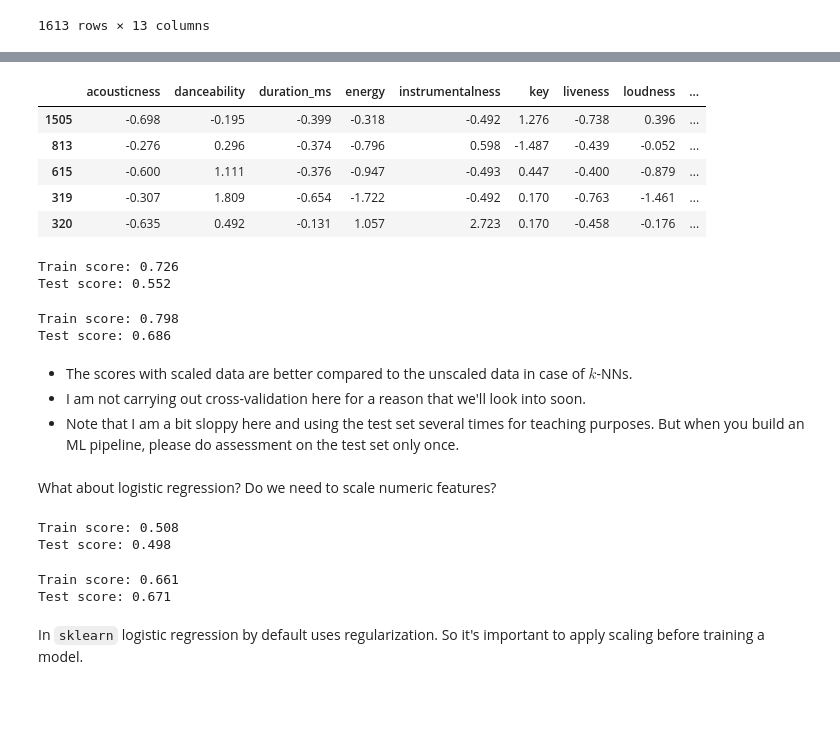
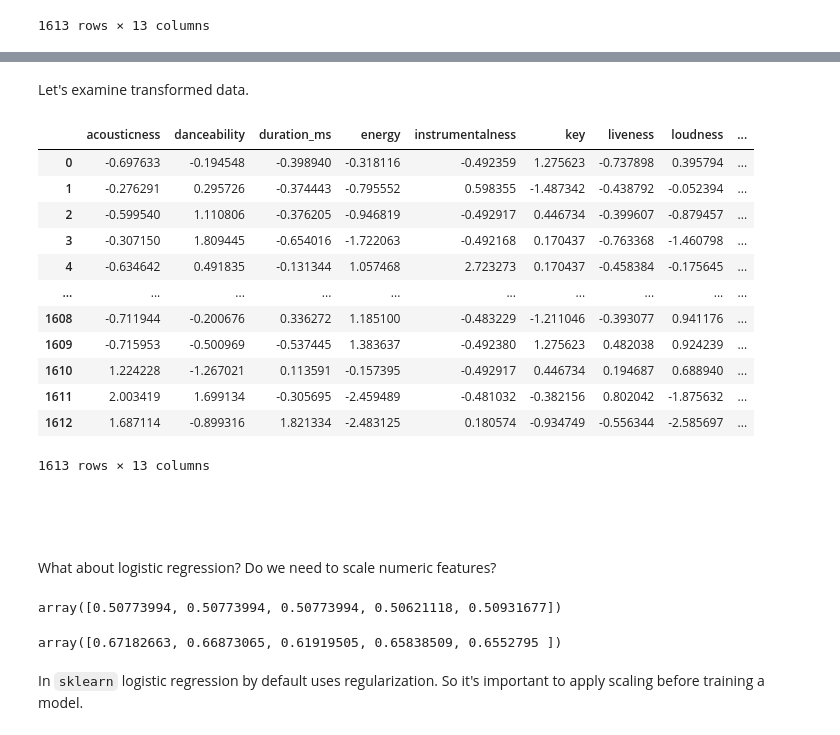
Before and after one commit to UBC-MDS/intro-to-ml-workshop, a Jupyter notebook: modules/03_preprocessing-pipelines.ipynb, the cells around one changed output, grey strips where cells are left out. Cells and saved outputs as stored; diff of their text form; code cells hidden in the pictures; blank space fills up the shorter version.

```diff
--- a/modules/03_preprocessing-pipelines.ipynb
+++ b/modules/03_preprocessing-pipelines.ipynb
@@ -578,0 +635,3 @@ X_test_scaled = scaler.transform(X_test)  # transforming the test split
+# %%
+knn_pipe = make_pipeline(StandardScaler(), KNeighborsClassifier())
+cross_val_score(knn_pipe, X_train, y_train)
@@ -605,54 +658,40 @@ X_train['energy'].iloc[0]
-# %%
-pd.DataFrame(X_train_scaled, columns=X_train.columns, index=X_train.index).head().round(3)
-# %% [output]
-|  | acousticness | danceability | duration_ms | energy | instrumentalness | key | liveness | loudness | ... |
-| 1505 | -0.698 | -0.195 | -0.399 | -0.318 | -0.492 | 1.276 | -0.738 | 0.396 | ... |
-| 813 | -0.276 | 0.296 | -0.374 | -0.796 | 0.598 | -1.487 | -0.439 | -0.052 | ... |
-| 615 | -0.600 | 1.111 | -0.376 | -0.947 | -0.493 | 0.447 | -0.400 | -0.879 | ... |
-| 319 | -0.307 | 1.809 | -0.654 | -1.722 | -0.492 | 0.170 | -0.763 | -1.461 | ... |
-| 320 | -0.635 | 0.492 | -0.131 | 1.057 | 2.723 | 0.170 | -0.458 | -0.176 | ... |
-# %%
-knn_unscaled = KNeighborsClassifier()
-knn_unscaled.fit(X_train, y_train) # fitting on unscaled data
-print("Train score: %0.3f" % (knn_unscaled.score(X_train, y_train)))
-print("Test score: %0.3f" % (knn_unscaled.score(X_test, y_test)))
-# %% [output]
-Train score: 0.726
-Test score: 0.552
-# %%
-knn_scaled = KNeighborsClassifier()
-knn_scaled.fit(X_train_scaled, y_train) # fitting on scaled data
-print("Train score: %0.3f" % (knn_scaled.score(X_train_scaled, y_train)))
-print("Test score: %0.3f" % (knn_scaled.score(X_test_scaled, y_test)))
-# %% [output]
-Train score: 0.798
-Test score: 0.686
-# %% [markdown]
-- The scores with scaled data are better compared to the unscaled data in case of $k$-NNs.
-- I am not carrying out cross-validation here for a reason that we'll look into soon.
-- Note that I am a bit sloppy here and using the test set several times for teaching purposes. But when you build an ML pipeline, please do assessment on the test set only once.
+# %% [markdown]
+Let's examine transformed data.
+# %%
+transformed_X_train = knn_pipe.named_steps['standardscaler'].fit(X_train).transform(X_train)
+pd.DataFrame(transformed_X_train, columns=X_train.columns)
+# %% [output]
+|  | acousticness | danceability | duration_ms | energy | instrumentalness | key | liveness | loudness | ... |
+| 0 | -0.697633 | -0.194548 | -0.398940 | -0.318116 | -0.492359 | 1.275623 | -0.737898 | 0.395794 | ... |
+| 1 | -0.276291 | 0.295726 | -0.374443 | -0.795552 | 0.598355 | -1.487342 | -0.438792 | -0.052394 | ... |
+| 2 | -0.599540 | 1.110806 | -0.376205 | -0.946819 | -0.492917 | 0.446734 | -0.399607 | -0.879457 | ... |
+| 3 | -0.307150 | 1.809445 | -0.654016 | -1.722063 | -0.492168 | 0.170437 | -0.763368 | -1.460798 | ... |
+| 4 | -0.634642 | 0.491835 | -0.131344 | 1.057468 | 2.723273 | 0.170437 | -0.458384 | -0.175645 | ... |
+| ... | ... | ... | ... | ... | ... | ... | ... | ... | ... |
+| 1608 | -0.711944 | -0.200676 | 0.336272 | 1.185100 | -0.483229 | -1.211046 | -0.393077 | 0.941176 | ... |
+| 1609 | -0.715953 | -0.500969 | -0.537445 | 1.383637 | -0.492380 | 1.275623 | 0.482038 | 0.924239 | ... |
+| 1610 | 1.224228 | -1.267021 | 0.113591 | -0.157395 | -0.492917 | 0.446734 | 0.194687 | 0.688940 | ... |
+| 1611 | 2.003419 | 1.699134 | -0.305695 | -2.459489 | -0.481032 | -0.382156 | 0.802042 | -1.875632 | ... |
+| 1612 | 1.687114 | -0.899316 | 1.821334 | -2.483125 | 0.180574 | -0.934749 | -0.556344 | -2.585697 | ... |
+1613 rows × 13 columns
+# %% [markdown]
+<br><br>
 # %% [markdown]
 What about logistic regression? Do we need to scale numeric features?
 # %%
 from sklearn.linear_model import LogisticRegression
 
 lr_unscaled = LogisticRegression()
-lr_unscaled.fit(X_train, y_train)
-
-print("Train score: %0.3f" % (lr_unscaled.score(X_train, y_train)))
-print("Test score: %0.3f" % (lr_unscaled.score(X_test, y_test)))
+cross_val_score(lr_unscaled, X_train, y_train) # logistic regression without scaling
 # %% [output]
-Train score: 0.508
-Test score: 0.498
+array([0.50773994, 0.50773994, 0.50773994, 0.50621118, 0.50931677])
-# %%
-lr_scaled = LogisticRegression()
-lr_scaled.fit(X_train_scaled, y_train)
-
-print("Train score: %0.3f" % (lr_scaled.score(X_train_scaled, y_train)))
-print("Test score: %0.3f" % (lr_scaled.score(X_test_scaled, y_test)))
-# %% [output]
-Train score: 0.661
-Test score: 0.671
+# %%
+# logistic regression with scaling
+
+lr_pipe = make_pipeline(StandardScaler(), LogisticRegression())
+cross_val_score(lr_pipe, X_train, y_train)
+# %% [output]
+array([0.67182663, 0.66873065, 0.61919505, 0.65838509, 0.6552795 ])
 # %% [markdown]
 In `sklearn` logistic regression by default uses regularization. So it's important to apply scaling before training a model.
 # %% [markdown]
```
Also changed, not shown: parts of 46 cells of this notebook, 1 other file.
